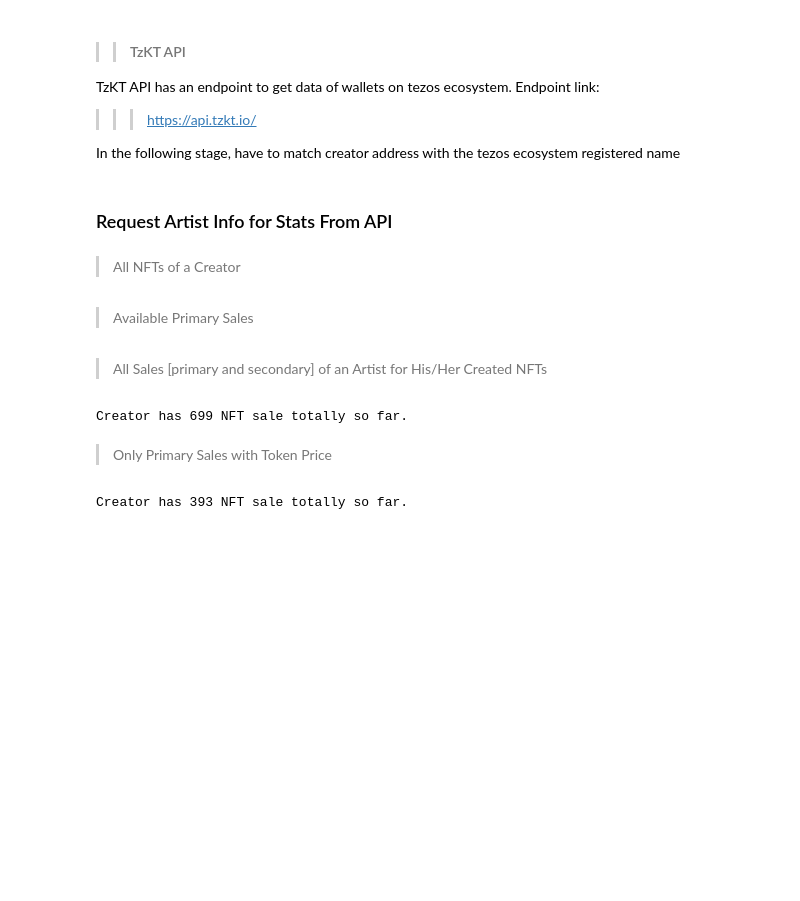
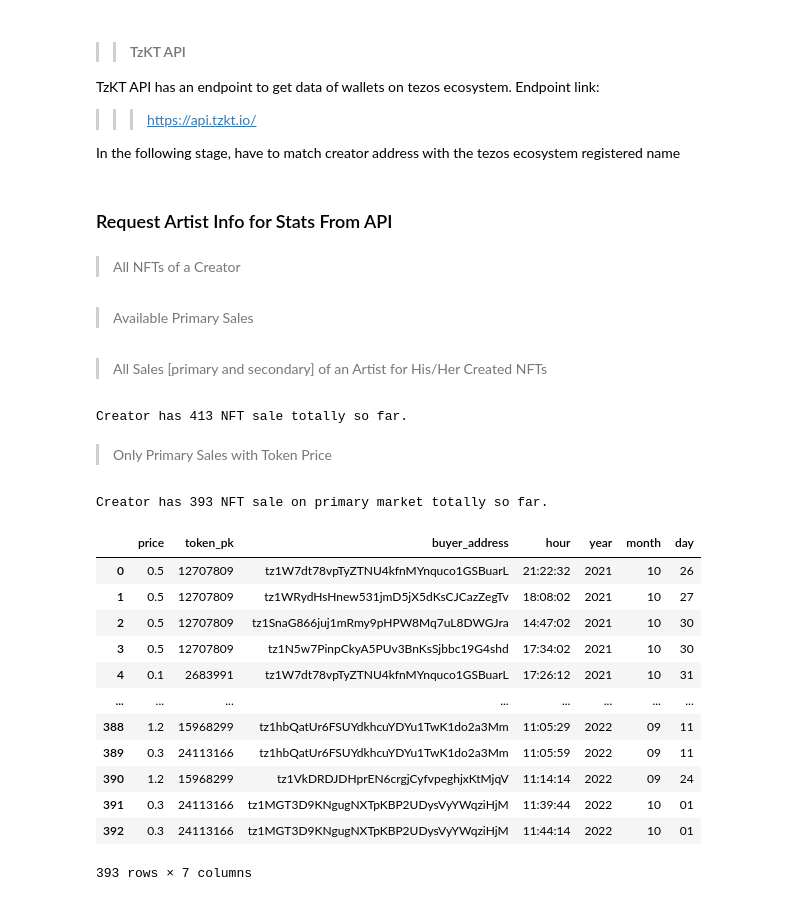
Before and after one commit to EmirhanServeren/NFT-CollaBot, a Jupyter notebook: main.ipynb, the cells around one changed output. Drawn from its saved outputs; the diff is of its cells as text; code cells hidden in the pictures; blank space fills up the shorter version.

```diff
--- a/main.ipynb
+++ b/main.ipynb
@@ -409,21 +408,21 @@ def creator_all_NFT_sales(wallet_address):
         return creator_all_NFT_sales(wallet_address)
     else:
         print(f"Creator has {len(all_NFT_sales_df)} NFT sale totally so far.")
+        counter_N[0]=0
 
 # enter a wallet address to pass a parameter
-creator_all_NFT_sales("tz1LQNMnke8gVAdrUP48d8kHuFpenDoJGW77")
+creator_all_NFT_sales("tz1YAZ5Vkyc1Gpdy342uT33FYYFhyn2v6ibh")
 # %% [output]
-Creator has 699 NFT sale totally so far.
+Creator has 413 NFT sale totally so far.
 # %% [markdown]
 > Only Primary Sales with Token Price
 # %%
 # sale history [for both primary and secondary] of the artists for their mints [created pieces]
 # evaluate a recursive function for it
 
-counter_NF=[0]
 def creator_primary_NFT_sales(wallet_address):
-    if counter_NF[0]>0:global nft_timestamp_val
-    if counter_NF[0]==0:nft_timestamp_val="2000-01-01T00:00:00+00:00" # initialize the timestamp value
+    if counter_N[0]>0:global nft_timestamp_val
+    if counter_N[0]==0:nft_timestamp_val="2000-01-01T00:00:00+00:00" # initialize the timestamp value
     creator_primary_sales_query="""{
     listing_sale(where: {token: {creators: {creator_address: {_eq: "wallet_address"}}}, timestamp: {_gt: "nft_timestamp_val"}, seller_address: {_eq: "tz1YAZ5Vkyc1Gpdy342uT33FYYFhyn2v6ibh"}}, distinct_on: timestamp) {
         price
@@ -438,10 +437,10 @@ def creator_primary_NFT_sales(wallet_address):
     creator_primary_sales_response = json.loads(creator_primary_sales_response.text)
     creator_primary_sales_response = creator_primary_sales_response['data']['listing_sale']
 
-    if counter_NF[0]>0:
+    if counter_N[0]>0:
         global all_primaryNFT_sales_df
         global loop_primaryNFT_sales_df
-    if counter_NF[0]==0:
+    if counter_N[0]==0:
         all_primaryNFT_sales_df=pd.DataFrame()
         loop_primaryNFT_sales_df=pd.DataFrame()
 
@@ -450,7 +449,7 @@ def creator_primary_NFT_sales(wallet_address):
     loop_primaryNFT_sales_df['price']=loop_primaryNFT_sales_df['price'].astype(int)
 
     all_primaryNFT_sales_df=pd.concat([ all_primaryNFT_sales_df,loop_primaryNFT_sales_df])
-    counter_NF[0]+=1
+    counter_N[0]+=1
 
     # print(nft_timestamp_val)    # to check how it works
 
@@ -458,9 +457,42 @@ def creator_primary_NFT_sales(wallet_address):
         nft_timestamp_val=str(loop_primaryNFT_sales_df['timestamp'][499])
         return creator_primary_NFT_sales(wallet_address)
     else:
-        print(f"Creator has {len(all_primaryNFT_sales_df)} NFT sale totally so far.")
+        print(f"Creator has {len(all_primaryNFT_sales_df)} NFT sale on primary market totally so far.")
+        counter_N[0]=0
 
 # enter a wallet address to pass a parameter
 creator_primary_NFT_sales("tz1YAZ5Vkyc1Gpdy342uT33FYYFhyn2v6ibh")
 # %% [output]
-Creator has 393 NFT sale totally so far.
+Creator has 393 NFT sale on primary market totally so far.
+# %%
+# timestamp column includes both date and hour data together, splitting these two parameter in two different columns
+all_primaryNFT_sales_df[['date','hour']]=all_primaryNFT_sales_df['timestamp'].str.split('T', expand=True)
+del all_primaryNFT_sales_df['timestamp']
+
+# deleting +00.00 at the ned of hour column. this symbolized gmt but unnecessary data for us
+all_primaryNFT_sales_df['hour']=all_primaryNFT_sales_df['hour'].str.split('+', expand=True)
+
+# manipulating price column to calculate exact value [as tezos] of a token
+# dividing to 10^6
+all_primaryNFT_sales_df['price']=pd.to_numeric(all_primaryNFT_sales_df['price'],downcast="float")
+all_primaryNFT_sales_df['price']=all_primaryNFT_sales_df['price']/1000000
+
+
+# month and year of the date will be processed individually, so splitting them as well
+all_primaryNFT_sales_df[['year','month','day']]=all_primaryNFT_sales_df['date'].str.split('-', expand=True)
+del all_primaryNFT_sales_df['date']
+all_primaryNFT_sales_df
+# %% [output]
+|  | price | token_pk | buyer_address | hour | year | month | day |
+| 0 | 0.5 | 12707809 | tz1W7dt78vpTyZTNU4kfnMYnquco1GSBuarL | 21:22:32 | 2021 | 10 | 26 |
+| 1 | 0.5 | 12707809 | tz1WRydHsHnew531jmD5jX5dKsCJCazZegTv | 18:08:02 | 2021 | 10 | 27 |
+| 2 | 0.5 | 12707809 | tz1SnaG866juj1mRmy9pHPW8Mq7uL8DWGJra | 14:47:02 | 2021 | 10 | 30 |
+| 3 | 0.5 | 12707809 | tz1N5w7PinpCkyA5PUv3BnKsSjbbc19G4shd | 17:34:02 | 2021 | 10 | 30 |
+| 4 | 0.1 | 2683991 | tz1W7dt78vpTyZTNU4kfnMYnquco1GSBuarL | 17:26:12 | 2021 | 10 | 31 |
+| ... | ... | ... | ... | ... | ... | ... | ... |
+| 388 | 1.2 | 15968299 | tz1hbQatUr6FSUYdkhcuYDYu1TwK1do2a3Mm | 11:05:29 | 2022 | 09 | 11 |
+| 389 | 0.3 | 24113166 | tz1hbQatUr6FSUYdkhcuYDYu1TwK1do2a3Mm | 11:05:59 | 2022 | 09 | 11 |
+| 390 | 1.2 | 15968299 | tz1VkDRDJDHprEN6crgjCyfvpeghjxKtMjqV | 11:14:14 | 2022 | 09 | 24 |
+| 391 | 0.3 | 24113166 | tz1MGT3D9KNgugNXTpKBP2UDysVyYWqziHjM | 11:39:44 | 2022 | 10 | 01 |
+| 392 | 0.3 | 24113166 | tz1MGT3D9KNgugNXTpKBP2UDysVyYWqziHjM | 11:44:14 | 2022 | 10 | 01 |
+393 rows × 7 columns
```
Also changed, not shown: parts of 8 cells of this notebook.
